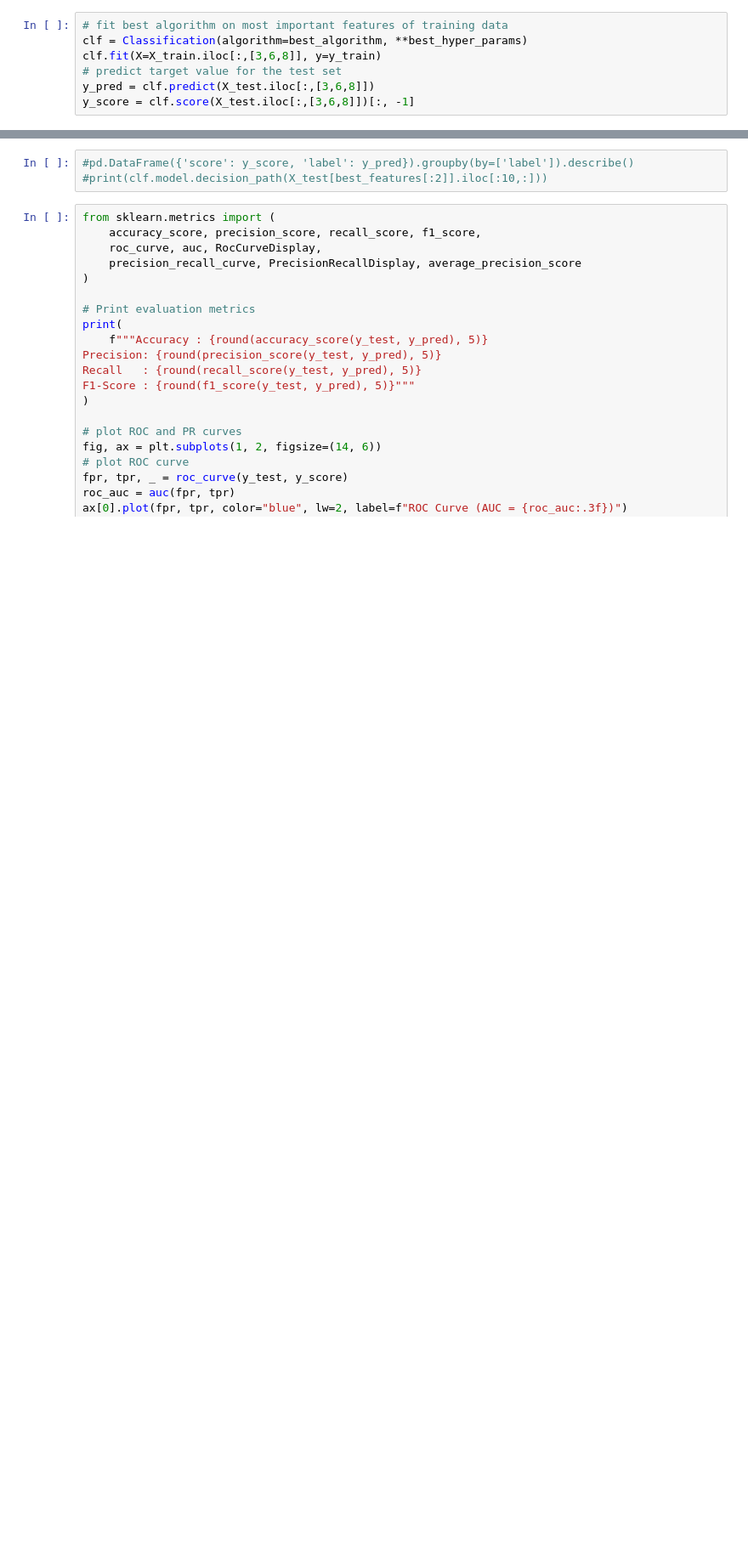
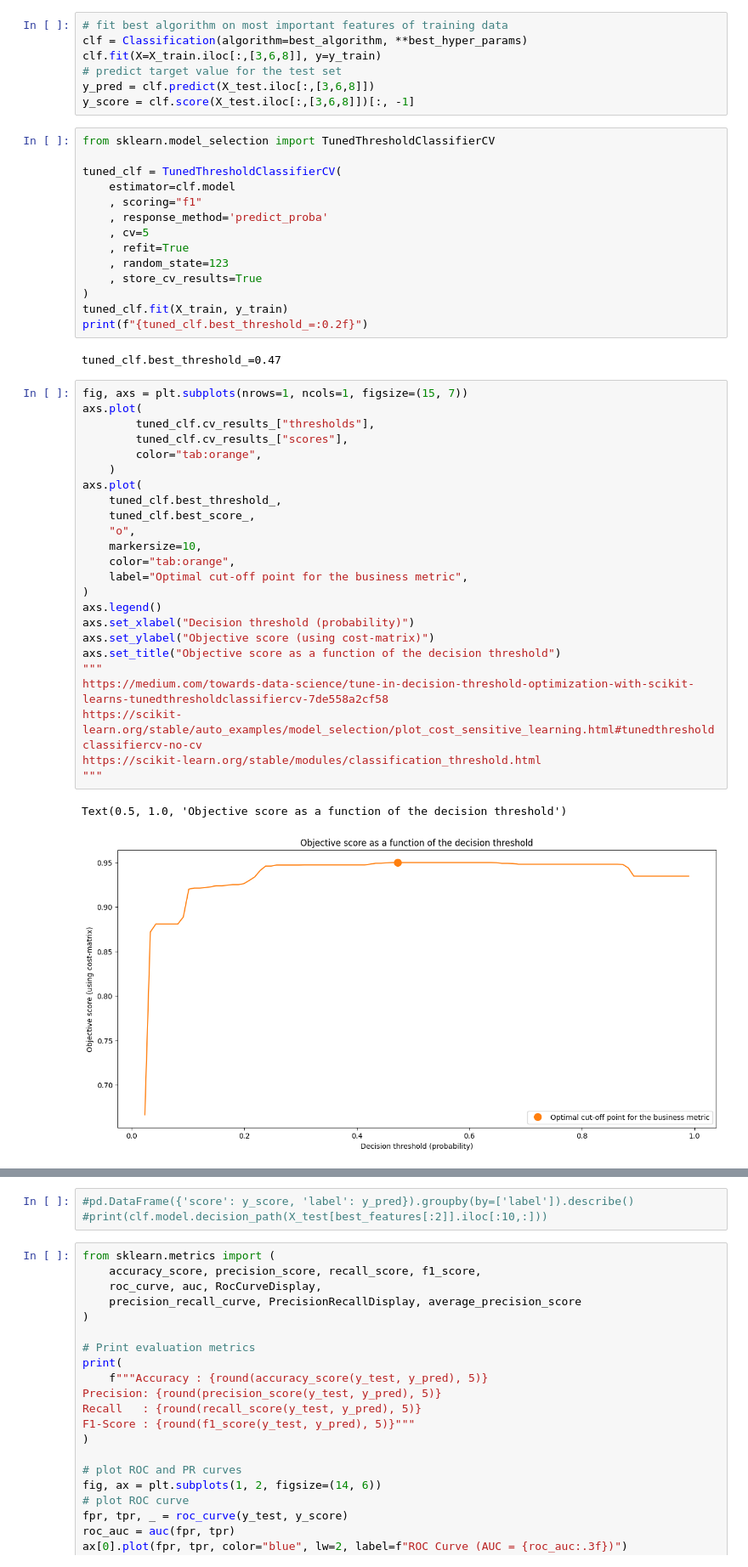
Before and after one commit to goncvlo/Fraud, a Jupyter notebook: main.ipynb, the cells around one changed output, grey strips where cells are left out. Shown: that part at 85% size. Saved outputs shown, nothing was run; the diff lists cells and outputs as text; blank space fills up the shorter version.

Commit message:
tuned threshold draft

```diff
--- a/main.ipynb
+++ b/main.ipynb
@@ -66,6 +79,49 @@ clf.fit(X=X_train.iloc[:,[3,6,8]], y=y_train)
 # predict target value for the test set
 y_pred = clf.predict(X_test.iloc[:,[3,6,8]])
 y_score = clf.score(X_test.iloc[:,[3,6,8]])[:, -1]
+# %%
+from sklearn.model_selection import TunedThresholdClassifierCV
+
+tuned_clf = TunedThresholdClassifierCV(
+    estimator=clf.model
+    , scoring="f1"
+    , response_method='predict_proba'
+    , cv=5
+    , refit=True
+    , random_state=123
+    , store_cv_results=True
+)
+tuned_clf.fit(X_train, y_train)
+print(f"{tuned_clf.best_threshold_=:0.2f}")
+# %% [output]
+tuned_clf.best_threshold_=0.47
+# %%
+fig, axs = plt.subplots(nrows=1, ncols=1, figsize=(15, 7))
+axs.plot(
+        tuned_clf.cv_results_["thresholds"],
+        tuned_clf.cv_results_["scores"],
+        color="tab:orange",
+    )
+axs.plot(
+    tuned_clf.best_threshold_,
+    tuned_clf.best_score_,
+    "o",
+    markersize=10,
+    color="tab:orange",
+    label="Optimal cut-off point for the business metric",
+)
+axs.legend()
+axs.set_xlabel("Decision threshold (probability)")
+axs.set_ylabel("Objective score (using cost-matrix)")
+axs.set_title("Objective score as a function of the decision threshold")
+"""
+https://medium.com/towards-data-science/tune-in-decision-threshold-optimization-with-scikit-learns-tunedthresholdclassifiercv-7de558a2cf58
+https://scikit-learn.org/stable/auto_examples/model_selection/plot_cost_sensitive_learning.html#tunedthresholdclassifiercv-no-cv
+https://scikit-learn.org/stable/modules/classification_threshold.html
+"""
+# %% [output]
+Text(0.5, 1.0, 'Objective score as a function of the decision threshold')
+[figure, added]
 # %%
 from src.visuals.boundary import plot_boundary
 
```
Also changed, not shown: parts of 4 cells of this notebook.
